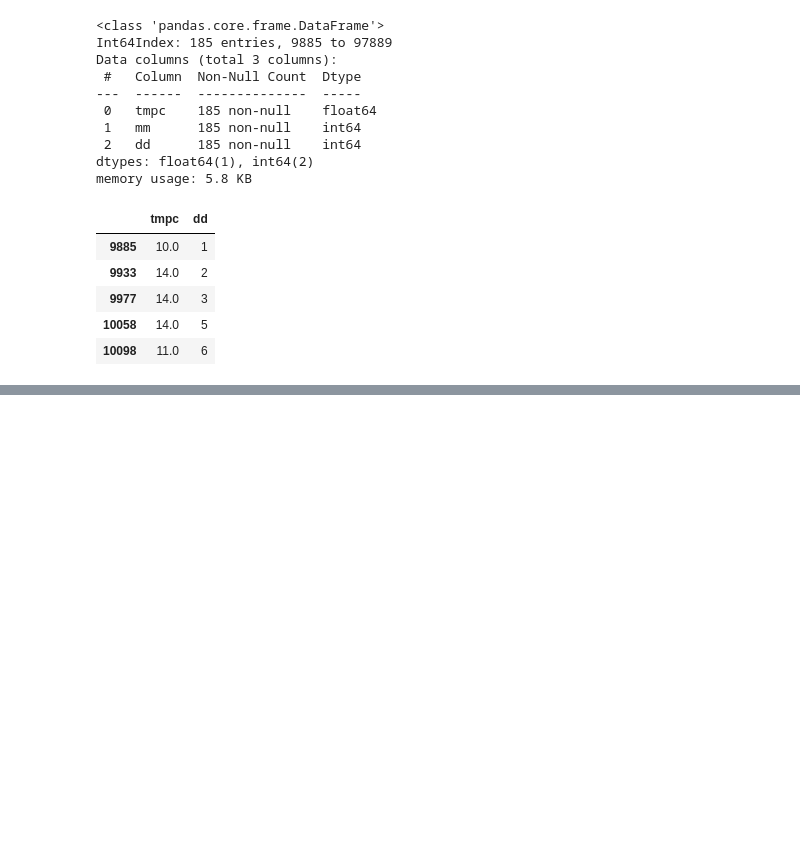
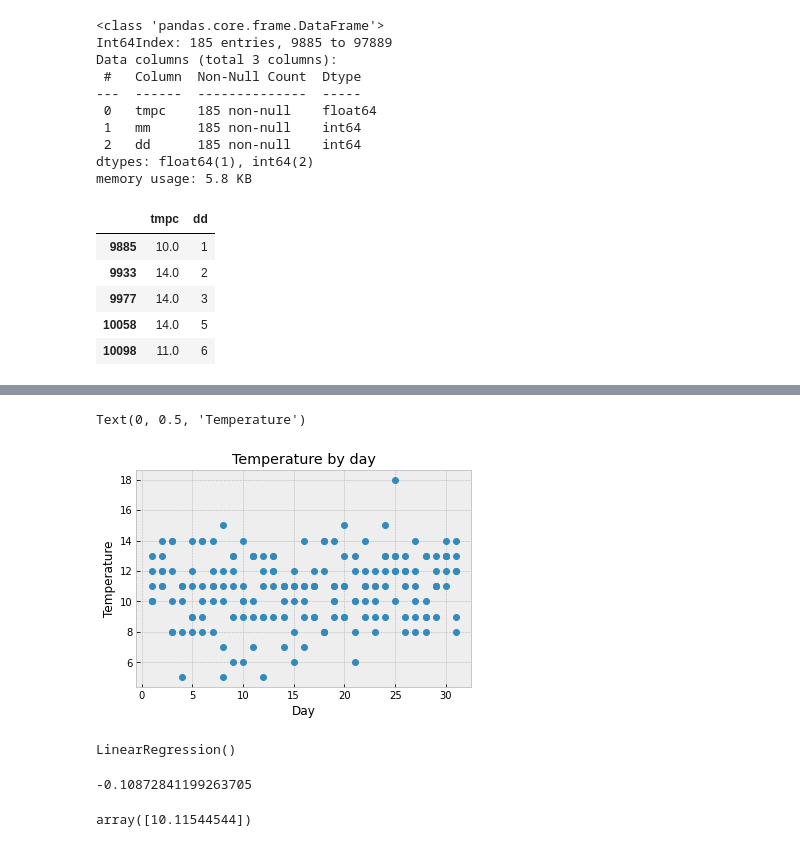
Before and after one commit to Vikentiij/MSA2022.Phase2.DataScience, a Jupyter notebook: weather_dmdp.ipynb, the cells around one changed output, grey strips where cells are left out. Drawn from its saved outputs; the diff is of its cells as text; code cells hidden in the pictures; blank space fills up the shorter version.

Commit message:
Simply model

```diff
--- a/weather_dmdp.ipynb
+++ b/weather_dmdp.ipynb
@@ -174,0 +209,8 @@ memory usage: 4.3 KB
+# %%
+plt.plot(dataset["dd"], dataset["tmpc"], 'o')
+plt.title("Temperature by day")
+plt.xlabel("Day")
+plt.ylabel("Temperature")
+# %% [output]
+Text(0, 0.5, 'Temperature')
+[figure, added]
@@ -174,0 +220,14 @@ memory usage: 4.3 KB
+# %%
+model = LinearRegression()
+
+model.fit(trainX, trainY)
+# %% [output]
+LinearRegression()
+# %%
+model.score(testX, testY)
+# %% [output]
+-0.10872841199263705
+# %%
+model.predict([[1]])
+# %% [output]
+array([10.11544544])
```
Also changed, not shown: parts of 5 cells of this notebook.
